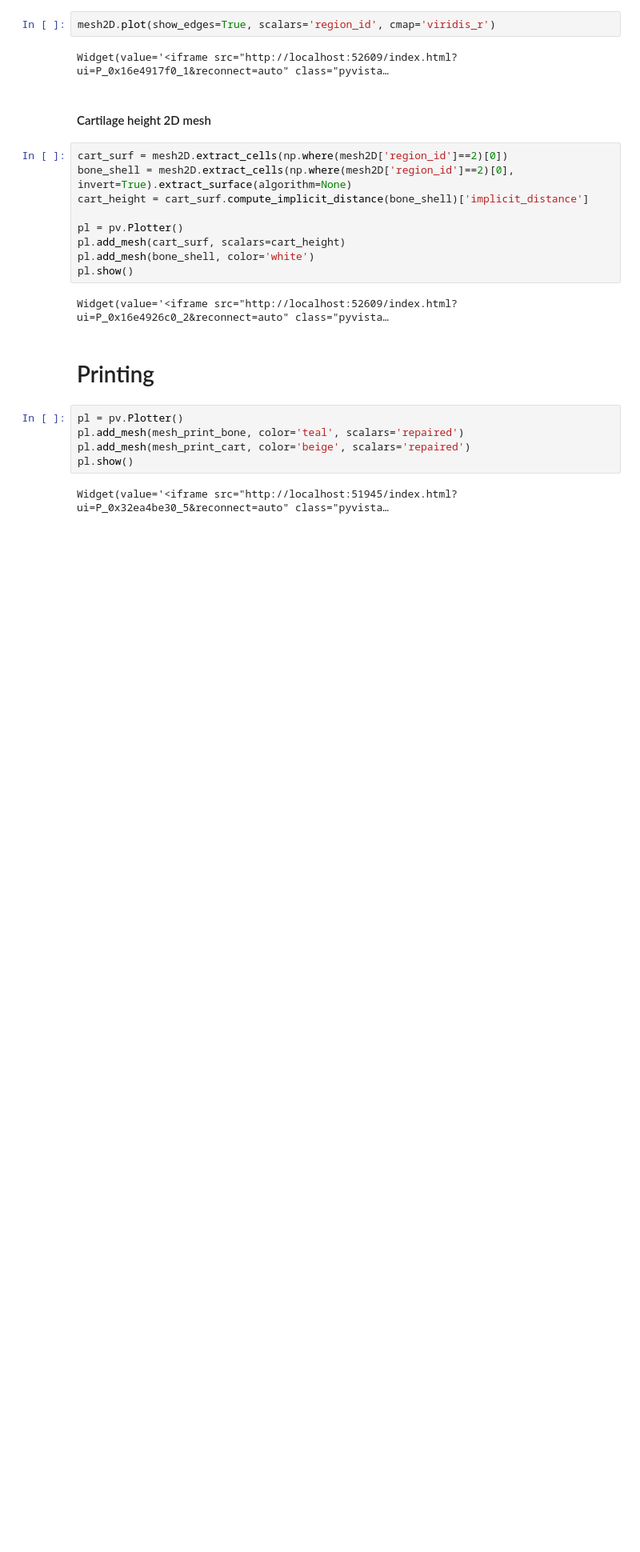
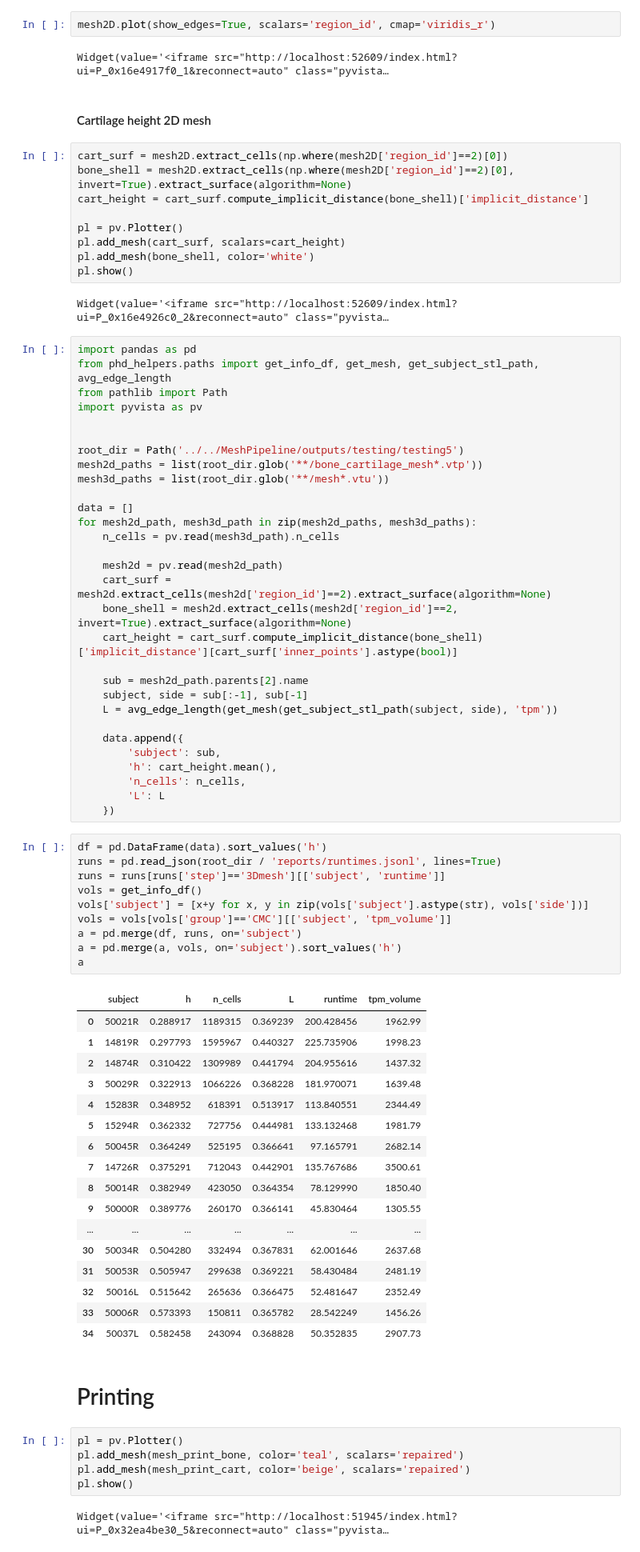
Before and after one commit to MattyOram/phd, a Jupyter notebook: WorkPackages/TMCJ-Contact/Computational/notebooks/MeshPipeline/check.ipynb, the cells around one changed output. Shown at 80% size. Saved outputs shown, nothing was run; the diff lists cells and outputs as text; blank space fills up the shorter version.

```diff
--- a/WorkPackages/TMCJ-Contact/Computational/notebooks/MeshPipeline/check.ipynb
+++ b/WorkPackages/TMCJ-Contact/Computational/notebooks/MeshPipeline/check.ipynb
@@ -118,6 +118,64 @@ pl.add_mesh(bone_shell, color='white')
 pl.show()
 # %% [output]
 Widget(value='<iframe src="http://localhost:52609/index.html?ui=P_0x16e4926c0_2&reconnect=auto" class="pyvista…
+# %%
+import pandas as pd
+from phd_helpers.paths import get_info_df, get_mesh, get_subject_stl_path, avg_edge_length
+from pathlib import Path
+import pyvista as pv
+
+
+root_dir = Path('../../MeshPipeline/outputs/testing/testing5')
+mesh2d_paths = list(root_dir.glob('**/bone_cartilage_mesh*.vtp'))
+mesh3d_paths = list(root_dir.glob('**/mesh*.vtu'))
+
+data = []
+for mesh2d_path, mesh3d_path in zip(mesh2d_paths, mesh3d_paths):
+    n_cells = pv.read(mesh3d_path).n_cells
+
+    mesh2d = pv.read(mesh2d_path)
+    cart_surf = mesh2d.extract_cells(mesh2d['region_id']==2).extract_surface(algorithm=None)
+    bone_shell = mesh2d.extract_cells(mesh2d['region_id']==2, invert=True).extract_surface(algorithm=None)
+    cart_height = cart_surf.compute_implicit_distance(bone_shell)['implicit_distance'][cart_surf['inner_points'].astype(bool)]
+
+    sub = mesh2d_path.parents[2].name
+    subject, side = sub[:-1], sub[-1]
+    L = avg_edge_length(get_mesh(get_subject_stl_path(subject, side), 'tpm'))
+
+    data.append({
+        'subject': sub,
+        'h': cart_height.mean(),
+        'n_cells': n_cells,
+        'L': L
+    })
+# %%
+df = pd.DataFrame(data).sort_values('h')
+runs = pd.read_json(root_dir / 'reports/runtimes.jsonl', lines=True)
+runs = runs[runs['step']=='3Dmesh'][['subject', 'runtime']]
+vols = get_info_df()
+vols['subject'] = [x+y for x, y in zip(vols['subject'].astype(str), vols['side'])]
+vols = vols[vols['group']=='CMC'][['subject', 'tpm_volume']]
+a = pd.merge(df, runs, on='subject')
+a = pd.merge(a, vols, on='subject').sort_values('h')
+a
+# %% [output]
+|  | subject | h | n_cells | L | runtime | tpm_volume |
+| 0 | 50021R | 0.288917 | 1189315 | 0.369239 | 200.428456 | 1962.99 |
+| 1 | 14819R | 0.297793 | 1595967 | 0.440327 | 225.735906 | 1998.23 |
+| 2 | 14874R | 0.310422 | 1309989 | 0.441794 | 204.955616 | 1437.32 |
+| 3 | 50029R | 0.322913 | 1066226 | 0.368228 | 181.970071 | 1639.48 |
+| 4 | 15283R | 0.348952 | 618391 | 0.513917 | 113.840551 | 2344.49 |
+| 5 | 15294R | 0.362332 | 727756 | 0.444981 | 133.132468 | 1981.79 |
+| 6 | 50045R | 0.364249 | 525195 | 0.366641 | 97.165791 | 2682.14 |
+| 7 | 14726R | 0.375291 | 712043 | 0.442901 | 135.767686 | 3500.61 |
+| 8 | 50014R | 0.382949 | 423050 | 0.364354 | 78.129990 | 1850.40 |
+| 9 | 50000R | 0.389776 | 260170 | 0.366141 | 45.830464 | 1305.55 |
+| ... | ... | ... | ... | ... | ... | ... |
+| 30 | 50034R | 0.504280 | 332494 | 0.367831 | 62.001646 | 2637.68 |
+| 31 | 50053R | 0.505947 | 299638 | 0.369221 | 58.430484 | 2481.19 |
+| 32 | 50016L | 0.515642 | 265636 | 0.366475 | 52.481647 | 2352.49 |
+| 33 | 50006R | 0.573393 | 150811 | 0.365782 | 28.542249 | 1456.26 |
+| 34 | 50037L | 0.582458 | 243094 | 0.368828 | 50.352835 | 2907.73 |
 # %% [markdown]
 # Printing
 # %%
```
Also changed, not shown: 26 other files.
